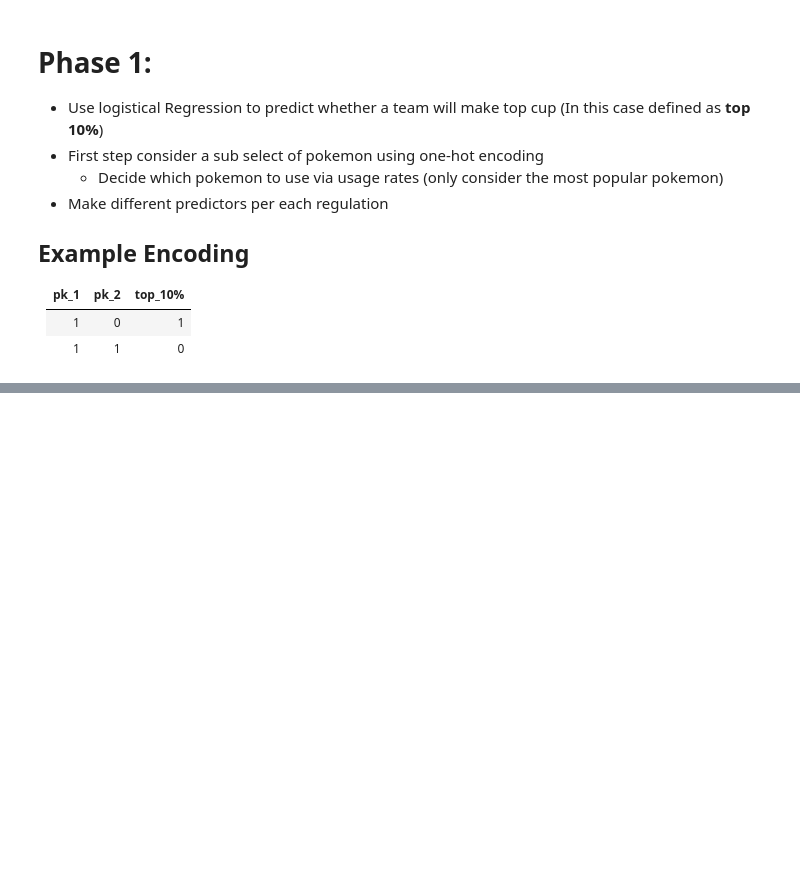
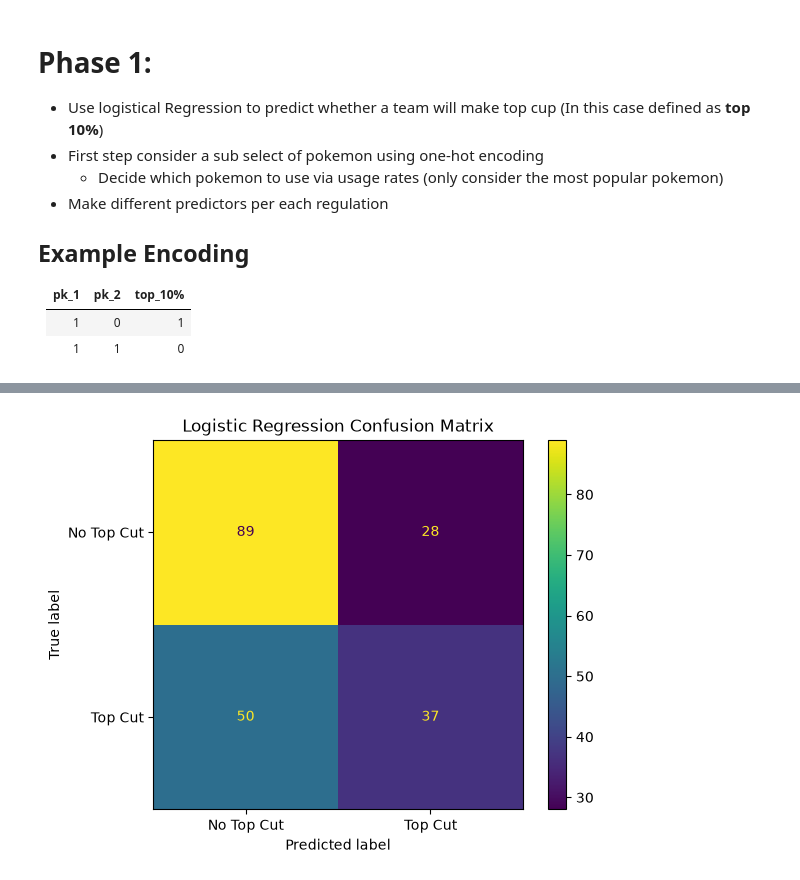
Before and after one commit to bricehamlett/Pokemon_VGC_Analysis, a Jupyter notebook: Machine_Learning/notebooks/top_cut_prediction.ipynb, the cells around one changed output, grey strips where cells are left out. Saved outputs shown, nothing was run; the diff lists cells and outputs as text; code cells hidden in the pictures; blank space fills up the shorter version.

Commit message:
Logistical Regression Functioning

```diff
--- a/Machine_Learning/notebooks/top_cut_prediction.ipynb
+++ b/Machine_Learning/notebooks/top_cut_prediction.ipynb
@@ -256,0 +196,67 @@ ValueError: y should be a 1d array, got an array of shape (814, 10) instead.
+# %%
+
+
+
+from sklearn.linear_model import LogisticRegression
+from sklearn.model_selection import train_test_split
+
+# Seperate into X and Y data
+X = ml_df.drop(columns=["made_top_cut"])
+y = ml_df["made_top_cut"]
+
+print(y.value_counts())
+
+print("\nPercentages:")
+print(y.value_counts(normalize=True))
+
+X_train, X_test, y_train, y_test = train_test_split(
+    X,
+    y,
+    train_size=0.8,
+    random_state=42,
+    stratify=y
+)
+
+
+model = LogisticRegression()
+model.fit(X_train, y_train)
+
+y_pred = model.predict(X_test)
+probabilities = model.predict_proba(X_test)
+
+
+from sklearn.metrics import confusion_matrix
+
+cm = confusion_matrix(
+    y_test,
+    y_pred
+)
+
+
+# Get results:
+tn, fp, fn, tp = confusion_matrix(y_test, y_pred).ravel()
+
+print("True Negatives:", tn)
+print("False Positives:", fp)
+print("False Negatives:", fn)
+print("True Positives:", tp)
+
+accuracy = (tn + tp) / (tn + tp + fn + fp)
+recall = tp / (tp + fn)
+precison = tp / (tp + fp)
+
+print("Accuracy: ",  accuracy)
+print("Recall: ", recall)
+print("Precision: ", precison)
+
+from sklearn.metrics import ConfusionMatrixDisplay
+
+ConfusionMatrixDisplay.from_predictions(
+    y_test,
+    y_pred,
+    display_labels=["No Top Cut", "Top Cut"]
+)
+
+plt.title("Logistic Regression Confusion Matrix")
+plt.show()
+# %% [output]
@@ -256,0 +280 @@ ValueError: y should be a 1d array, got an array of shape (814, 10) instead.
+[figure, added]
```
Also changed, not shown: parts of 5 cells of this notebook.
